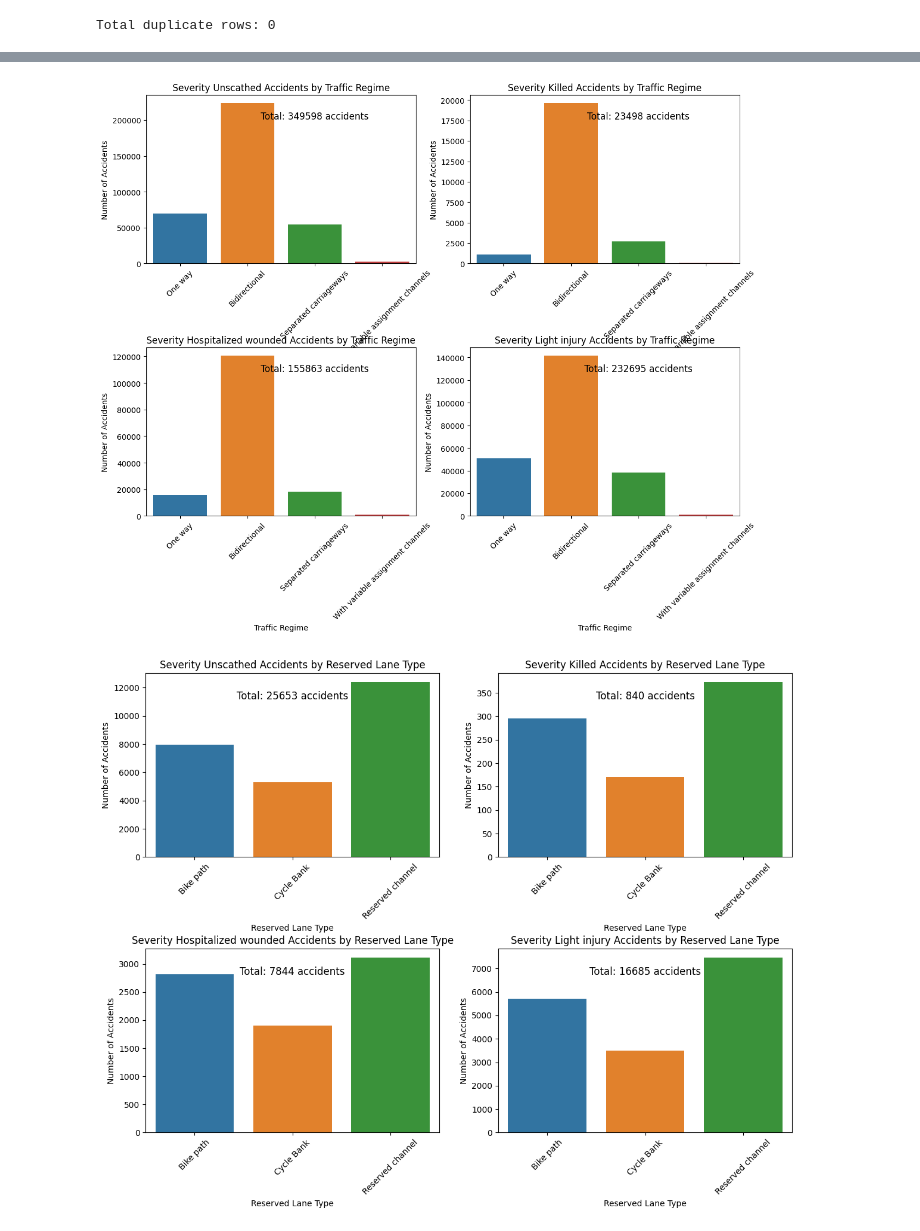
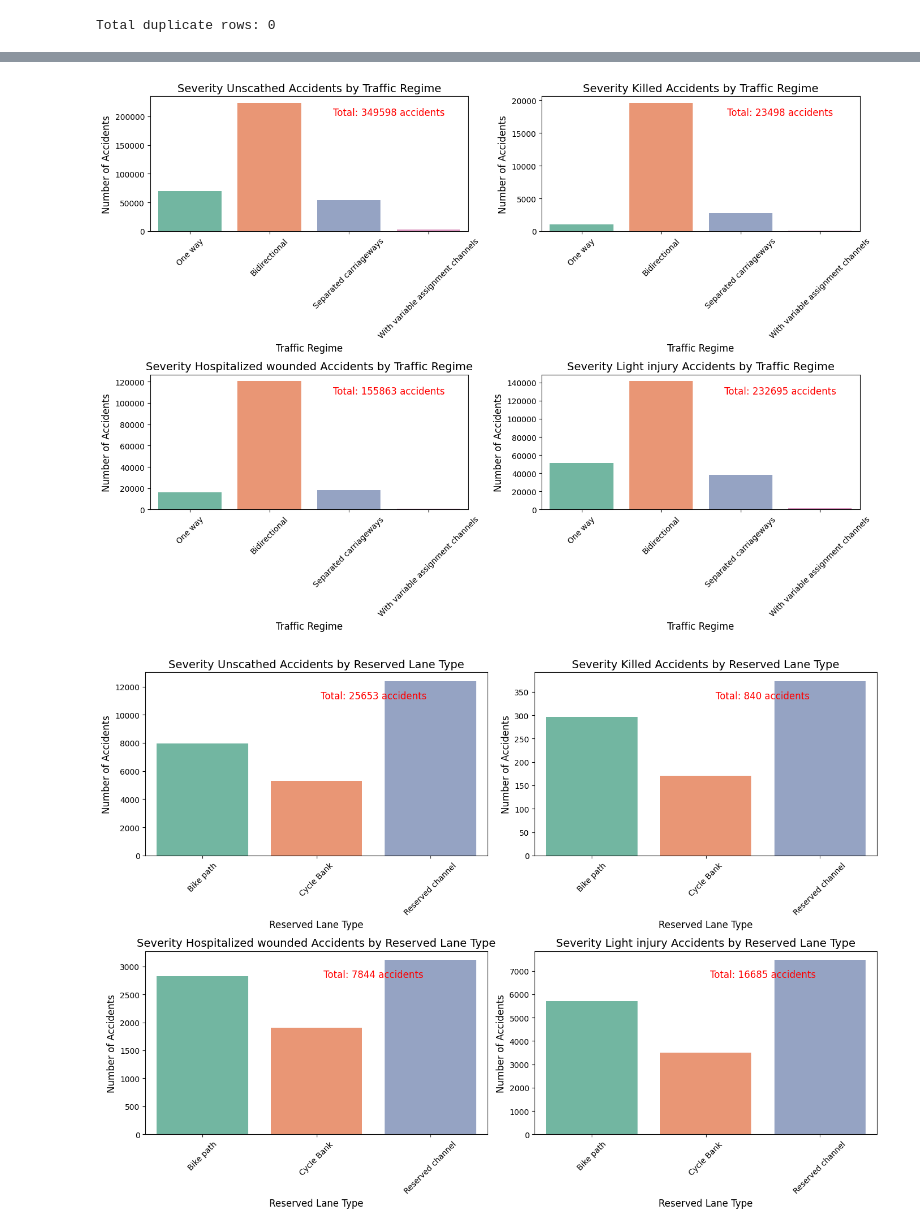
Before and after one commit to sabaafirdous/France-Accidents, a Jupyter notebook: EDA_France_Accident_Data.ipynb, the cells around one changed output, grey strips where cells are left out. Drawn from its saved outputs; the diff is of its cells as text; code cells hidden in the pictures.

```diff
--- a/EDA_France_Accident_Data.ipynb
+++ b/EDA_France_Accident_Data.ipynb
@@ -326,4 +371,7 @@ plt.show()
 # %%
+import matplotlib.pyplot as plt
+import seaborn as sns
+
 # Define the original road category values
 road_categories = [1, 2, 3, 4, 5, 6, 9]
 
@@ -341,6 +389,9 @@ road_category_mapping = {
 # Create a subplot with two columns to display charts side by side
 fig, axs = plt.subplots(2, 2, figsize=(14, 10))
 fig.subplots_adjust(hspace=0.5)
+
+# Create a color palette for the bars
+color_palette = sns.color_palette("Set2")
 
 # Create separate charts for each severity category
 for i, severity in enumerate(severity_categories):
@@ -360,16 +411,17 @@ for i, severity in enumerate(severity_categories):
 
     # Create a bar plot for the current severity category in the appropriate subplot
     ax = axs[i // 2, i % 2]
-    sns.barplot(x=[road_category_mapping[val] for val in road_categories], y=severity_data, ax=ax)
-    ax.set_title(f'Severity {severity_dict[severity]} Accidents by Road Category')
-    ax.set_xlabel('Road Category')
-    ax.set_ylabel('Number of Accidents')
-    ax.set_xticklabels([road_category_mapping[val] for val in road_categories], rotation=45)
+    sns.barplot(x=[road_category_mapping[val] for val in road_categories], y=severity_data, ax=ax, palette=color_palette)
+    ax.set_title(f'Severity {severity_dict[severity]} Accidents by Road Category', fontsize=14)
+    ax.set_xlabel('Road Category', fontsize=12)
+    ax.set_ylabel('Number of Accidents', fontsize=12)
+    ax.set_xticklabels([road_category_mapping[val] for val in road_categories], rotation=45, fontsize=10)
 
     # Display the total number of accidents for the current severity condition
     total_accidents = sum(severity_data)
-    ax.text(5, 0.9 * max(severity_data), f'Total: {total_accidents} accidents', fontsize=12, ha='center')
+    ax.text(5.5, 0.9 * max(severity_data), f'Total: {total_accidents} accidents', fontsize=12, ha='center', color='red')
 
 # Show the plots
+plt.tight_layout()
 plt.show()
 # %% [output]
@@ -425,4 +477,7 @@ plt.show()
 # %%
+import matplotlib.pyplot as plt
+import seaborn as sns
+
 # Define the original traffic regime values
 traffic_regime_values = [1, 2, 3, 4]
 
@@ -436,41 +491,48 @@ traffic_regime_mapping = {
 
 # Create a subplot with two columns to display charts side by side
 fig, axs = plt.subplots(2, 2, figsize=(14, 10))
 fig.subplots_adjust(hspace=0.5)
+
+# Create a color palette for the bars
+color_palette = sns.color_palette("Set2")
 
 # Create separate charts for each severity category
 for i, severity in enumerate(severity_categories):
     # Filter the DataFrame to select rows with the specified severity category
     filtered_df = df[df['severity_of_the_accident'] == severity]
 
     # Initialize a list to store data for the current severity category
     severity_data = []
 
     # Loop through original traffic regime values
     for traffic_regime in traffic_regime_values:
         # Count the number of accidents for the current traffic regime in the filtered DataFrame
         count = len(filtered_df[filtered_df['Traffic_regime'] == traffic_regime])
 
         # Append the count to the list
         severity_data.append(count)
 
     # Create a bar plot for the current severity category in the appropriate subplot
     ax = axs[i // 2, i % 2]
-    sns.barplot(x=[traffic_regime_mapping[val] for val in traffic_regime_values], y=severity_data, ax=ax)
-    ax.set_title(f'Severity {severity_dict[severity]} Accidents by Traffic Regime')
-    ax.set_xlabel('Traffic Regime')
-    ax.set_ylabel('Number of Accidents')
-    ax.set_xticklabels([traffic_regime_mapping[val] for val in traffic_regime_values], rotation=45)
+    sns.barplot(x=[traffic_regime_mapping[val] for val in traffic_regime_values], y=severity_data, ax=ax, palette=color_palette)
+    ax.set_title(f'Severity {severity_dict[severity]} Accidents by Traffic Regime', fontsize=14)
+    ax.set_xlabel('Traffic Regime', fontsize=12)
+    ax.set_ylabel('Number of Accidents', fontsize=12)
+    ax.set_xticklabels([traffic_regime_mapping[val] for val in traffic_regime_values], rotation=45, fontsize=10)
 
     # Display the total number of accidents for the current severity condition
     total_accidents = sum(severity_data)
-    ax.text(2, 0.9 * max(severity_data), f'Total: {total_accidents} accidents', fontsize=12, ha='center')
+    ax.text(2.5, 0.9 * max(severity_data), f'Total: {total_accidents} accidents', fontsize=12, ha='center', color='red')
 
 # Show the plots
+plt.tight_layout()
 plt.show()
 # %% [output]
-[figure, old version]
+[figure, new version]
 # %%
+import matplotlib.pyplot as plt
+import seaborn as sns
+
 # Define the original reserved lane values
 reserved_lane_values = [1, 2, 3]
 
@@ -484,6 +546,9 @@ reserved_lane_mapping = {
 # Create a subplot with two columns to display charts side by side
 fig, axs = plt.subplots(2, 2, figsize=(14, 10))
 fig.subplots_adjust(hspace=0.5)
+
+# Create a color palette for the bars
+color_palette = sns.color_palette("Set2")
 
 # Create separate charts for each severity category
 for i, severity in enumerate(severity_categories):
@@ -503,18 +568,19 @@ for i, severity in enumerate(severity_categories):
 
     # Create a bar plot for the current severity category in the appropriate subplot
     ax = axs[i // 2, i % 2]
-    sns.barplot(x=[reserved_lane_mapping[val] for val in reserved_lane_values], y=severity_data, ax=ax)
-    ax.set_title(f'Severity {severity_dict[severity]} Accidents by Reserved Lane Type')
-    ax.set_xlabel('Reserved Lane Type')
-    ax.set_ylabel('Number of Accidents')
-    ax.set_xticklabels([reserved_lane_mapping[val] for val in reserved_lane_values], rotation=45)
+    sns.barplot(x=[reserved_lane_mapping[val] for val in reserved_lane_values], y=severity_data, ax=ax, palette=color_palette)
+    ax.set_title(f'Severity {severity_dict[severity]} Accidents by Reserved Lane Type', fontsize=14)
+    ax.set_xlabel('Reserved Lane Type', fontsize=12)
+    ax.set_ylabel('Number of Accidents', fontsize=12)
+    ax.set_xticklabels([reserved_lane_mapping[val] for val in reserved_lane_values], rotation=45, fontsize=10)
 
     # Display the total number of accidents for the current severity condition
     total_accidents = sum(severity_data)
-    ax.text(1, 0.9 * max(severity_data), f'Total: {total_accidents} accidents', fontsize=12, ha='center')
+    ax.text(1.5, 0.9 * max(severity_data), f'Total: {total_accidents} accidents', fontsize=12, ha='center', color='red')
 
 # Show the plots
+plt.tight_layout()
 plt.show()
 # %% [output]
-[figure, old version]
+[figure, new version]
 # %%
```
Also changed, not shown: parts of 13 cells of this notebook.
